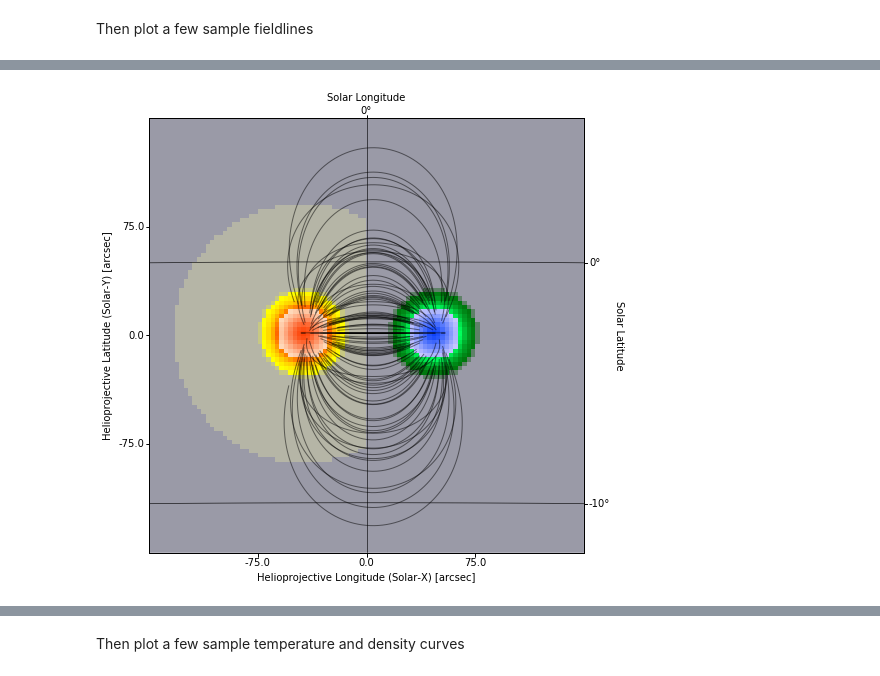
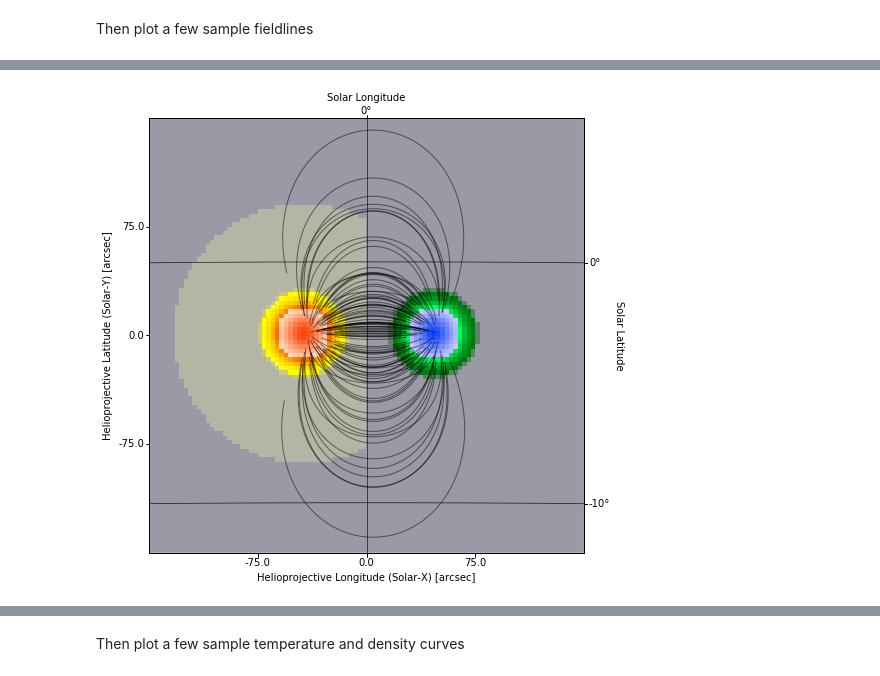
Before and after one commit to wtbarnes/tess-2018-talk, a Jupyter notebook: notebooks/diagram.ipynb, the cells around one changed output, grey strips where cells are left out. Cells and saved outputs as stored; diff of their text form; code cells hidden in the pictures.

```diff
--- a/notebooks/diagram.ipynb
+++ b/notebooks/diagram.ipynb
@@ -138,5 +152,5 @@ fig.savefig('../img/extrapolation_diagram.png',format='png',dpi=300,bbox_inches=
 # %% [markdown]
 Then plot a few sample fieldlines
 # %%
-fieldlines = extrapolator.trace_fieldlines(B_field,100,loop_length_range=[10,500]*u.Mm,close_threshold=0.05,mask_threshold=0.1,direction=1)
+fieldlines = extrapolator.trace_fieldlines(B_field,500,loop_length_range=[10,250]*u.Mm,close_threshold=0.05,mask_threshold=0.1,direction=1)
 # %% [output]
@@ -151,7 +169,7 @@ yt : [INFO     ] 2018-05-11 15:45:56,732 AMRKDTree rebuilt, Final Volume: 9.9881
 # %%
-extrapolator.peek(fieldlines,line_frequency=1)
+extrapolator.peek(fieldlines,line_frequency=5)
 # %% [output]
-[figure, old version]
+[figure, new version]
 # %%
 active_region = synthesizAR.Field(magnetogram,fieldlines)
 # %%
```
Also changed, not shown: parts of 26 cells of this notebook, 4 other files.
